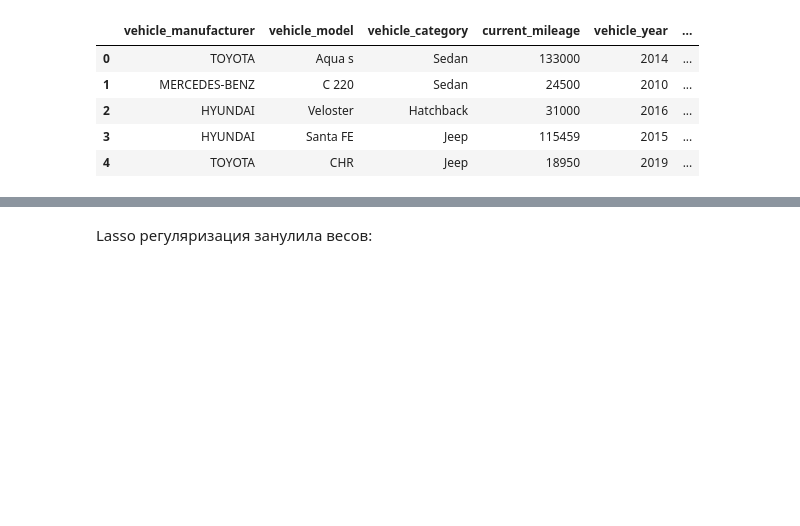
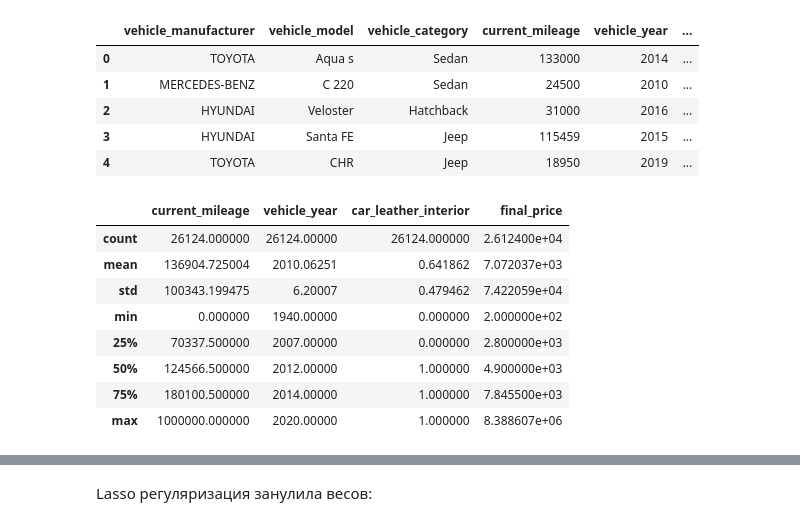
Before and after one commit to KiriruZaytsev/Car-Prices, a Jupyter notebook: solution.ipynb, the cells around one changed output, grey strips where cells are left out. Drawn from its saved outputs; the diff is of its cells as text; code cells hidden in the pictures; blank space fills up the shorter version.

```diff
--- a/solution.ipynb
+++ b/solution.ipynb
@@ -202,10 +231,22 @@ train_data.head()
 # %%
 train_data = train_data.dropna()
 
 y = train_data['final_price']
 X = train_data.drop(columns = ['final_price'])
 
 X_train, X_test, y_train, y_test = train_test_split(X, y, train_size = 0.65, random_state = 42)
+
+train_data.describe()
+# %% [output]
+|  | current_mileage | vehicle_year | car_leather_interior | final_price |
+| count | 26124.000000 | 26124.00000 | 26124.000000 | 2.612400e+04 |
+| mean | 136904.725004 | 2010.06251 | 0.641862 | 7.072037e+03 |
+| std | 100343.199475 | 6.20007 | 0.479462 | 7.422059e+04 |
+| min | 0.000000 | 1940.00000 | 0.000000 | 2.000000e+02 |
+| 25% | 70337.500000 | 2007.00000 | 0.000000 | 2.800000e+03 |
+| 50% | 124566.500000 | 2012.00000 | 1.000000 | 4.900000e+03 |
+| 75% | 180100.500000 | 2014.00000 | 1.000000 | 7.845500e+03 |
+| max | 1000000.000000 | 2020.00000 | 1.000000 | 8.388607e+06 |
 # %%
 from sklearn.preprocessing import OneHotEncoder
 from sklearn.compose import ColumnTransformer
```
Also changed, not shown: parts of 26 cells of this notebook.
